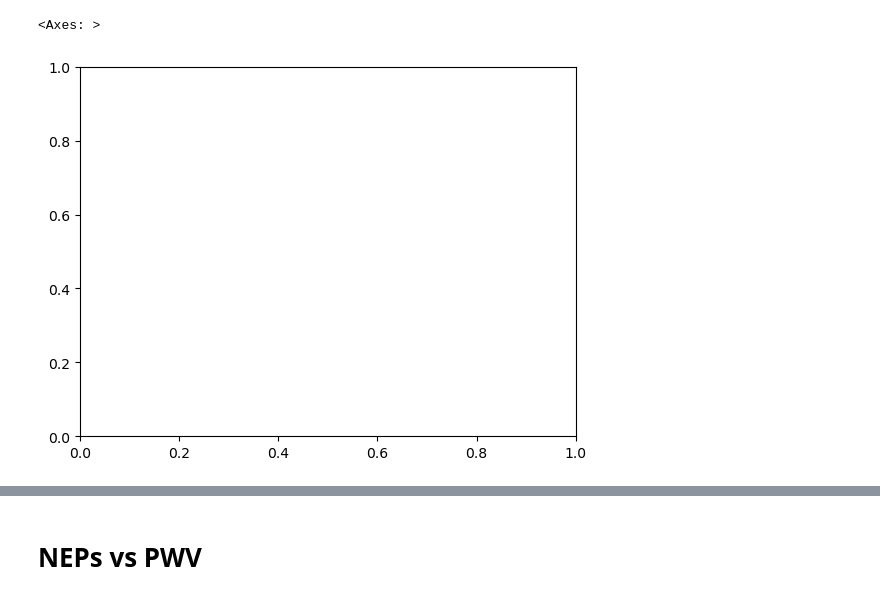
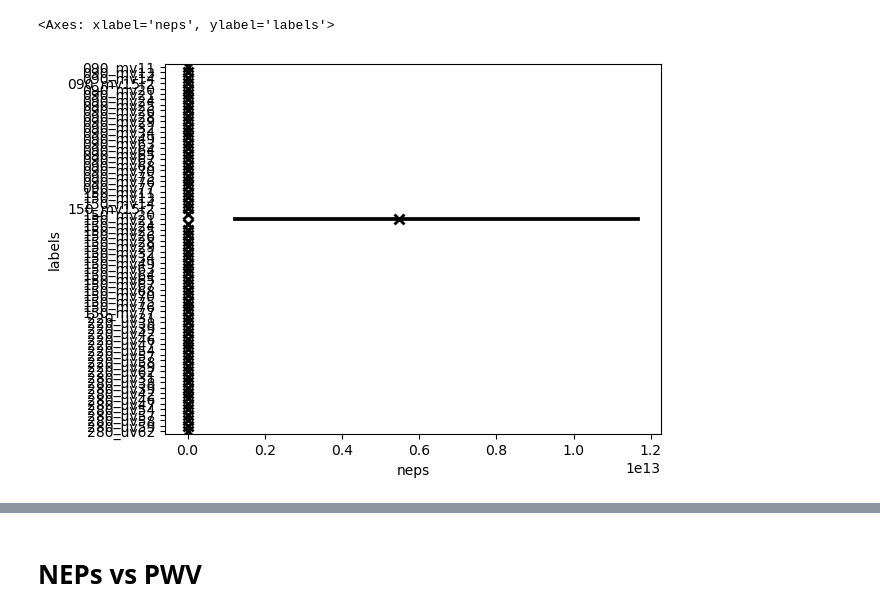
Before and after one commit to Sulla2012/LAT_Loading, a Jupyter notebook: latcom/neps.ipynb, the cells around one changed output, grey strips where cells are left out. Saved outputs shown, nothing was run; the diff lists cells and outputs as text; code cells hidden in the pictures.

Commit message:
fix: bug with parse_dict and with net units

```diff
--- a/latcom/neps.ipynb
+++ b/latcom/neps.ipynb
@@ -11,34 +11,31 @@ from utils.parsing import parse_dict, parse_neps
 pwv = pwv_interp()
 
 
-with open("../backups/nets_12042025.pk", "rb") as f:
-    net_dict = pk.load(f)
-
-with open("../neps_06182026.pk", "rb") as f:
+with open("../nets/neps_07022026.pk", "rb") as f:
     nep_dict = pk.load(f)
 
 
 %load_ext autoreload
 %autoreload 2
 # %%
-df = parse_dict(net_dict=net_dict)
+df = parse_neps(net_dict=nep_dict)
 # %%
-t_cut_low = Time("2025-03-05T00:00:00", format="isot", scale="utc")
-t_cut_high = Time("2026-05-03T00:00:00", format="isot", scale="utc")
+t_cut_low = Time("2026-06-01T00:00:00", format="isot", scale="utc")
+t_cut_high = Time("2026-06-30T00:00:00", format="isot", scale="utc")
 sns.pointplot(
     data=df.where(
         (1.1 < df.pwv / np.sin(np.deg2rad(df.el)))
         & (df.pwv / np.sin(np.deg2rad(df.el)) < 1.5)
         & (df.t_obs < t_cut_high.unix)
         & (t_cut_low.unix < df.t_obs)
     ),
     x="neps",
     y="labels",
     linestyle="none",
     marker="x",
     color="black",
     zorder=2,
 )
 # %% [output]
-<Axes: >
+<Axes: xlabel='neps', ylabel='labels'>
-[figure, old version]
+[figure, new version]
```
Also changed, not shown: parts of 5 cells of this notebook, 4 other files.
